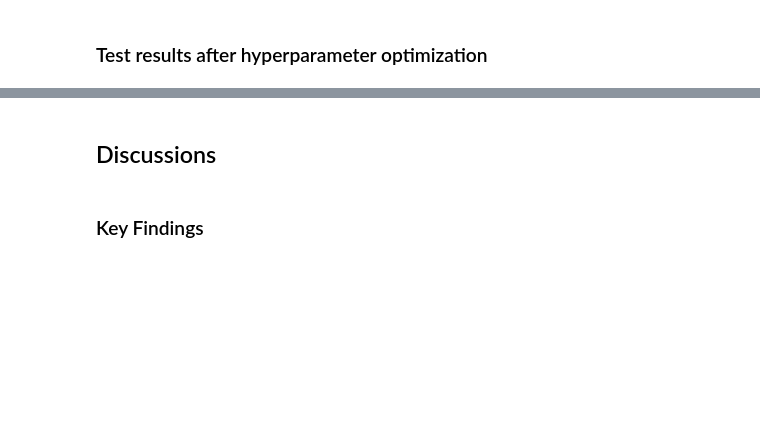
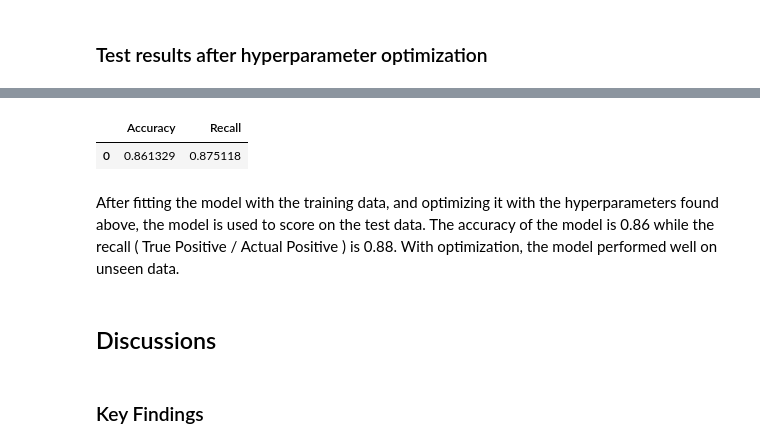
Before and after one commit to UBC-MDS/dsci_522_group_8_bank_marketing_project, a Jupyter notebook: notebooks/bank_analysis.ipynb, the cells around one changed output, grey strips where cells are left out. Cells and saved outputs as stored; diff of their text form; code cells hidden in the pictures; blank space fills up the shorter version.

Commit message:
optimization

```diff
--- a/notebooks/bank_analysis.ipynb
+++ b/notebooks/bank_analysis.ipynb
@@ -235,3 +159,12 @@ scatter
+# %%
+accuracyNrecall = pd.read_csv("../results/metrics/model_scores.csv")
+aNr = accuracyNrecall[['Accuracy', 'Recall']]
+aNr
+# %% [output]
+|  | Accuracy | Recall |
+| 0 | 0.861329 | 0.875118 |
+# %% [markdown]
+After fitting the model with the training data, and optimizing it with the hyperparameters found above, the model is used to score on the test data. The accuracy of the model is 0.86 while the recall ( True Positive / Actual Positive ) is 0.88. With optimization, the model performed well on unseen data.
 # %% [markdown]
 ## Discussions
 # %% [markdown]
```
Also changed, not shown: parts of 7 cells of this notebook.
